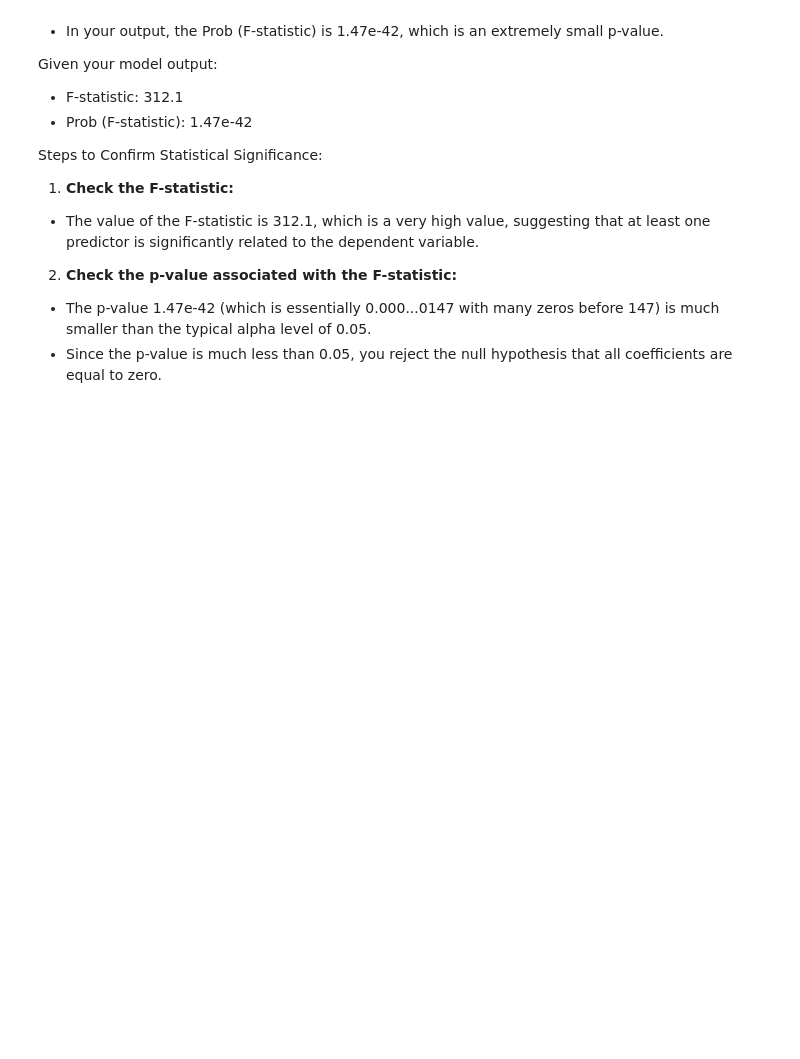
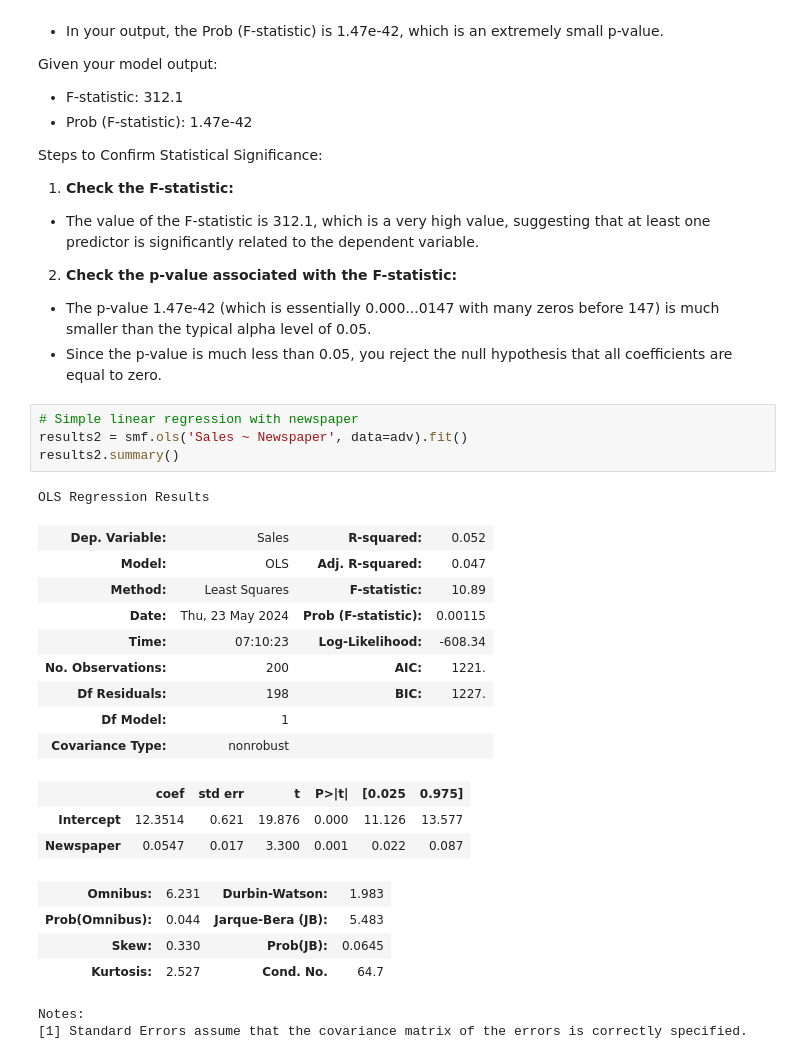
Before and after one commit to AzlinRusnan/Machine-Learning, a Jupyter notebook: Regressions.ipynb, the cells around one changed output. Cells and saved outputs as stored; diff of their text form; blank space fills up the shorter version.

```diff
--- a/Regressions.ipynb
+++ b/Regressions.ipynb
@@ -179,3 +179,27 @@ Steps to Confirm Statistical Significance:
 
 - The p-value 1.47e-42 (which is essentially 0.000...0147 with many zeros before 147) is much smaller than the typical alpha level of 0.05.
 - Since the p-value is much less than 0.05, you reject the null hypothesis that all coefficients are equal to zero.
+# %%
+# Simple linear regression with newspaper
+results2 = smf.ols('Sales ~ Newspaper', data=adv).fit()
+results2.summary()
+# %% [output]
+OLS Regression Results
+| Dep. Variable: | Sales | R-squared: | 0.052 |
+| Model: | OLS | Adj. R-squared: | 0.047 |
+| Method: | Least Squares | F-statistic: | 10.89 |
+| Date: | Thu, 23 May 2024 | Prob (F-statistic): | 0.00115 |
+| Time: | 07:10:23 | Log-Likelihood: | -608.34 |
+| No. Observations: | 200 | AIC: | 1221. |
+| Df Residuals: | 198 | BIC: | 1227. |
+| Df Model: | 1 |  |  |
+| Covariance Type: | nonrobust |  |  |
+|  | coef | std err | t | P>|t| | [0.025 | 0.975] |
+| Intercept | 12.3514 | 0.621 | 19.876 | 0.000 | 11.126 | 13.577 |
+| Newspaper | 0.0547 | 0.017 | 3.300 | 0.001 | 0.022 | 0.087 |
+| Omnibus: | 6.231 | Durbin-Watson: | 1.983 |
+| Prob(Omnibus): | 0.044 | Jarque-Bera (JB): | 5.483 |
+| Skew: | 0.330 | Prob(JB): | 0.0645 |
+| Kurtosis: | 2.527 | Cond. No. | 64.7 |
+Notes:
+[1] Standard Errors assume that the covariance matrix of the errors is correctly specified.
```
Also changed, not shown: parts of 8 cells of this notebook.
